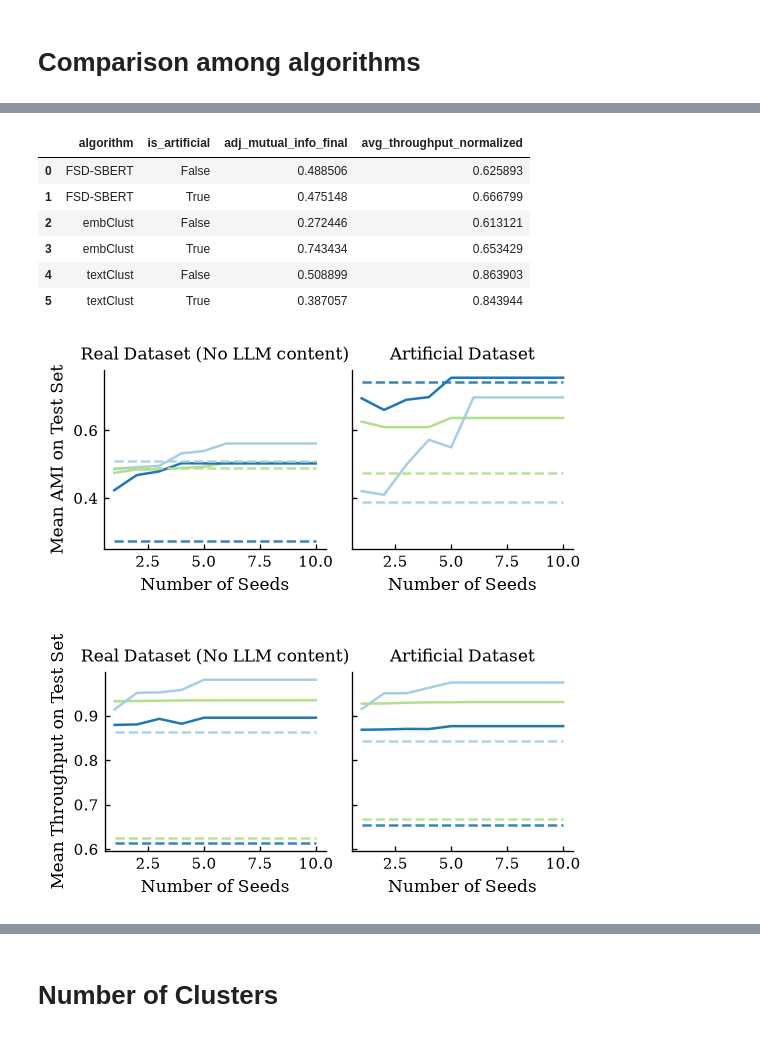
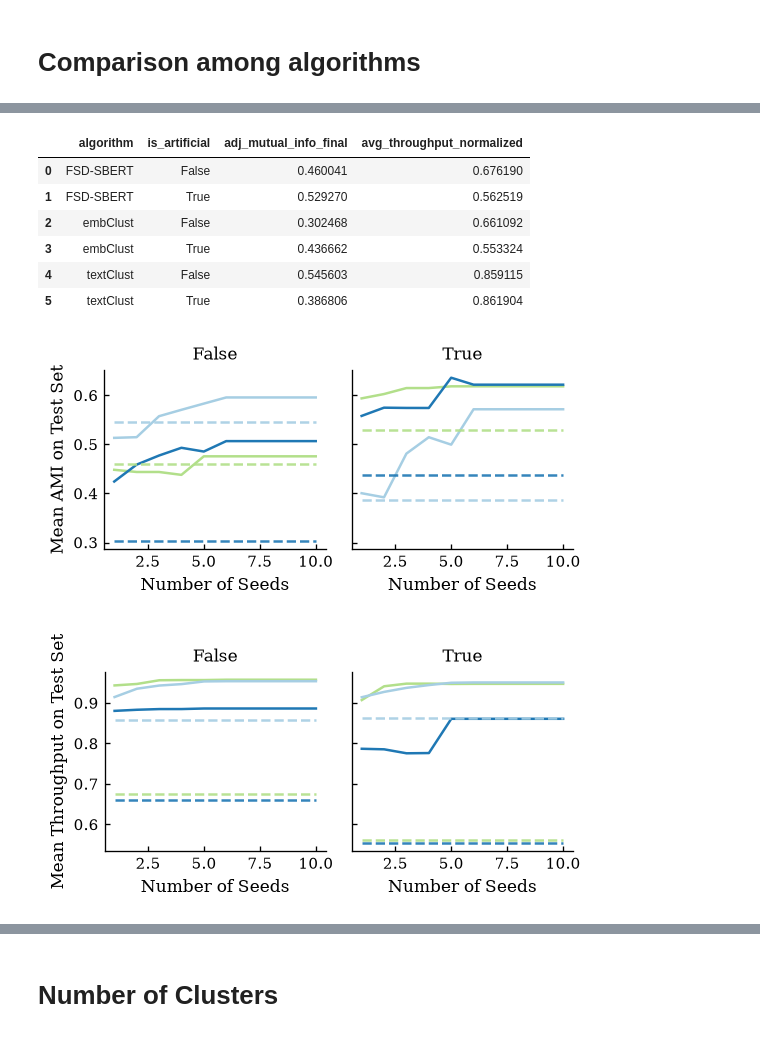
Before and after one commit to lea11100/textClust_hpo, a Jupyter notebook: smac_hpo/evaluation/comparison.ipynb, the cells around one changed output, grey strips where cells are left out. Cells and saved outputs as stored; diff of their text form; code cells hidden in the pictures.

Commit message:
Added comparison table and diverse changes

```diff
--- a/smac_hpo/evaluation/comparison.ipynb
+++ b/smac_hpo/evaluation/comparison.ipynb
@@ -56,6 +58,7 @@ for n_seeds in NUM_SEEDS:
         )
         idx_best_throughput_train = (
             df_mean_config_performance
+            [df_mean_config_performance["adj_mutual_info_final"] > 0.3]
             .groupby(["loo_datasets", "algorithm"])["avg_throughput_normalized"]
             .idxmax()
         )
@@ -115,7 +118,7 @@ display(best_throughput_df)
 21600 rows × 6 columns
 # %%
 df = default_results_df.copy()
-df["is_artificial"] = df["dataset"].str.contains("Semantic")
+df["is_artificial"] = df["dataset"].str.contains("Semantic") | df["dataset"].str.contains("Arabic") | df["dataset"].str.contains("Event2018")
 
 median_default_ami_df = (
     df.copy()
@@ -129,18 +132,18 @@ median_default_ami_df = (
 median_default_ami_df
 # %% [output]
 |  | algorithm | is_artificial | adj_mutual_info_final | avg_throughput_normalized |
-| 0 | FSD-SBERT | False | 0.488506 | 0.625893 |
-| 1 | FSD-SBERT | True | 0.475148 | 0.666799 |
-| 2 | embClust | False | 0.272446 | 0.613121 |
-| 3 | embClust | True | 0.743434 | 0.653429 |
-| 4 | textClust | False | 0.508899 | 0.863903 |
-| 5 | textClust | True | 0.387057 | 0.843944 |
+| 0 | FSD-SBERT | False | 0.460041 | 0.676190 |
+| 1 | FSD-SBERT | True | 0.529270 | 0.562519 |
+| 2 | embClust | False | 0.302468 | 0.661092 |
+| 3 | embClust | True | 0.436662 | 0.553324 |
+| 4 | textClust | False | 0.545603 | 0.859115 |
+| 5 | textClust | True | 0.386806 | 0.861904 |
 # %%
 from matplotlib.lines import Line2D
 from matplotlib.patches import Patch
 
 df = best_ami_df.copy()
-df["is_artificial"] = np.where(df["dataset"].str.contains("Semantic"), "Artificial Dataset", "Real Dataset (No LLM content)")
+df["is_artificial"] = df["dataset"].str.contains("Semantic") | df["dataset"].str.contains("Arabic") | df["dataset"].str.contains("Event2018")
 
 def draw_panel(data, **kwargs):
     ax = plt.gca()
@@ -155,7 +158,7 @@ def draw_panel(data, **kwargs):
                  palette=COLORS, hue_order=ALGORITHM_ORDER, estimator="mean", errorbar=None, ax=ax)
     ax.set_ylabel("Mean AMI on Test Set")
     ax.set_xlabel("Number of Seeds")
-    is_artificial = df["is_artificial"].iloc[0] == "Artificial Dataset"
+    is_artificial = df["is_artificial"].iloc[0]
     for algorithm, median_ami in median_default_ami_df.loc[median_default_ami_df["is_artificial"] == is_artificial].set_index("algorithm")["adj_mutual_info_final"].items():
         ax.hlines(y=median_ami, xmin=1, xmax=10, color=COLORS[algorithm], linestyle="--", alpha=0.9,)
 
@@ -189,13 +192,13 @@ g.figure.savefig(
     pad_inches=0.1,
 )
 # %% [output]
-[figure, old version]
+[figure, new version]
 # %%
 from matplotlib.lines import Line2D
 from matplotlib.patches import Patch
 
 df = best_throughput_df.copy()
-df["is_artificial"] = np.where(df["dataset"].str.contains("Semantic"), "Artificial Dataset", "Real Dataset (No LLM content)")
+df["is_artificial"] = df["dataset"].str.contains("Semantic") | df["dataset"].str.contains("Arabic") | df["dataset"].str.contains("Event2018")
 
 def draw_panel(data, **kwargs):
     ax = plt.gca()
@@ -210,38 +213,38 @@ def draw_panel(data, **kwargs):
                  palette=COLORS, hue_order=ALGORITHM_ORDER, estimator="mean", errorbar=None, ax=ax)
     ax.set_ylabel("Mean Normalized Throughput on Test Set")
     ax.set_xlabel("Number of Seeds")
-    is_artificial = df["is_artificial"].iloc[0] == "Artificial Dataset"
-    for algorithm, median_ami in median_default_ami_df.loc[median_default_ami_df["is_artificial"] == is_artificial].set_index("algorithm")["avg_throughput_normalized"].items():
-        ax.hlines(y=median_ami, xmin=1, xmax=10, color=COLORS[algorithm], linestyle="--", alpha=0.9,)
+    is_artificial = df["is_artificial"].iloc[0]
+    for algorithm, median_throughput in median_default_ami_df.loc[median_default_ami_df["is_artificial"] == is_artificial].set_index("algorithm")["avg_throughput_normalized"].items():
+        ax.hlines(y=median_throughput, xmin=1, xmax=10, color=COLORS[algorithm], linestyle="--", alpha=0.9,)
 
 g = sns.FacetGrid(df, col="is_artificial", sharey=True, height=PANEL_HEIGHT, aspect=facet_aspect(2, PANEL_HEIGHT, SINGLE_COLUMN_WIDTH))
 g.map_dataframe(draw_panel)
 
 # Change panel titles
 g.set_titles("{col_name}")
 
 legend_handels = [
     Line2D([0], [0], color=COLORS["FSD-SBERT"], label="FSD-SBERT"),
     Line2D([0], [0], color=COLORS["embClust"], label="embClust"),
     Line2D([0], [0], color=COLORS["textClust"], label="textClust"),
     Line2D([0], [0], color="black", label="Best Default Configuration", linestyle="--")
 ]
 
 legend_fig = plt.figure()
 legend_fig.legend(handles=legend_handels, loc="center", ncol=4)
 legend_fig.savefig(
     FIGURES_DIR / "comparison_seed_performance_legend.pdf",
     format="pdf",
     bbox_inches="tight",
     pad_inches=0,
 )
 plt.close(legend_fig)
 g.set_axis_labels("Number of Seeds", "Mean Throughput on Test Set")
 g.figure.savefig(
     FIGURES_DIR / "comparison_throughput_by_seed.pdf",
     format="pdf",
     bbox_inches="tight",
     pad_inches=0.1,
 )
 # %% [output]
-[figure, old version]
+[figure, new version]
```
Also changed, not shown: parts of 3 cells of this notebook, 9 other files.
